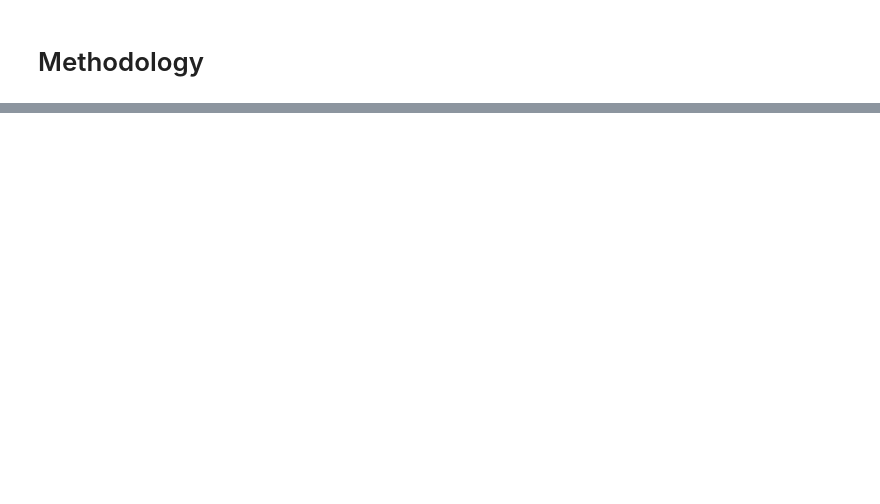
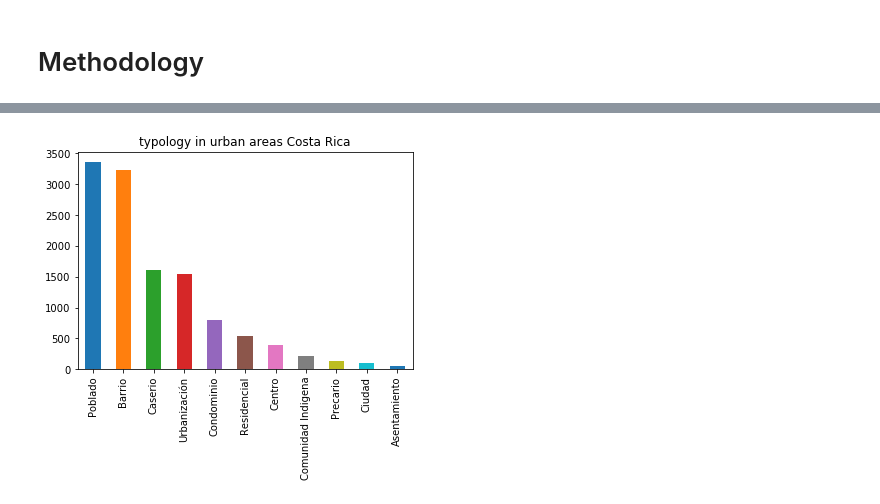
Before and after one commit to fjimenez94/Coursera_Capstone, a Jupyter notebook: Capstone Project - The_Battle_of_Neighborhoods.ipynb, the cells around one changed output, grey strips where cells are left out. Drawn from its saved outputs; the diff is of its cells as text; code cells hidden in the pictures; blank space fills up the shorter version.

```diff
--- a/Capstone Project - The_Battle_of_Neighborhoods.ipynb
+++ b/Capstone Project - The_Battle_of_Neighborhoods.ipynb
@@ -16,0 +115,8 @@ To accomplish these there are some pieces of information well need to find, so t
+# %%
+typology=cities_df_short['Tipologia'].value_counts()
+ax=typology.plot(kind='bar', title='typology in urban areas Costa Rica',color=['C0', 'C1', 'C2', 'C3','C4', 'C5', 'C6', 'C7','C8', 'C9', 'C10'])#
+fig = ax.get_figure()
+fig.savefig('typology in urban areas Costa Rica.jpg')
+#cities_df_short[' Urbanidad'].value_counts()/11958*100
+# %% [output]
+[figure, added]
```
Also changed, not shown: parts of 59 cells of this notebook.
